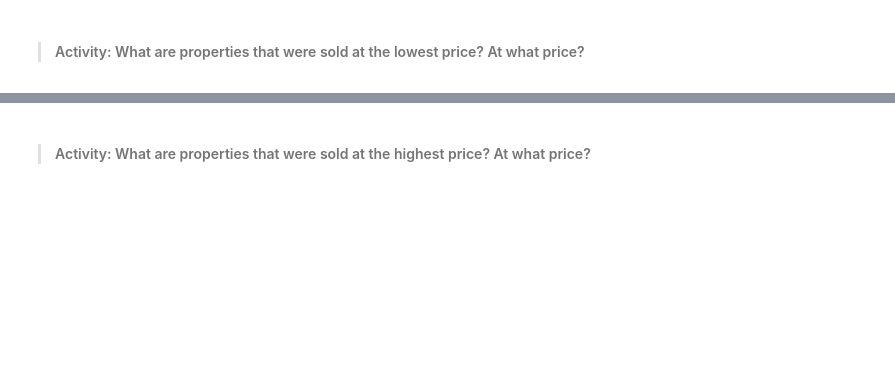
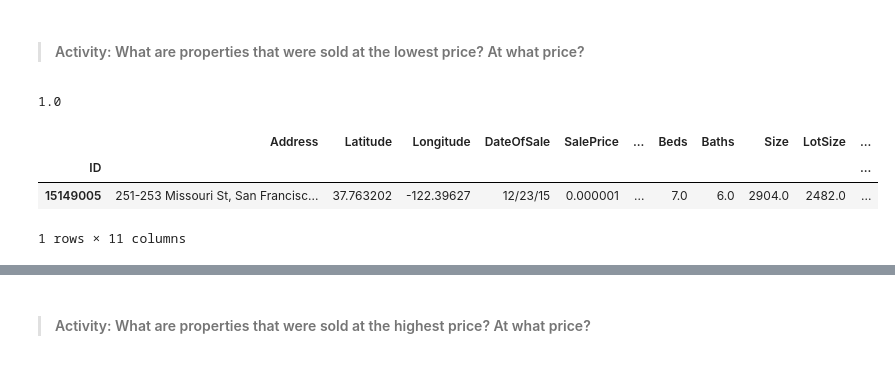
Before and after one commit to sthakuri/DS-SF-36, a Jupyter notebook: classes/05/notebooks/codealong-05-exploratory-data-analysis-starter-code.ipynb, the cells around one changed output, grey strips where cells are left out. Drawn from its saved outputs; the diff is of its cells as text; code cells hidden in the pictures; blank space fills up the shorter version.

```diff
--- a/classes/05/notebooks/codealong-05-exploratory-data-analysis-starter-code.ipynb
+++ b/classes/05/notebooks/codealong-05-exploratory-data-analysis-starter-code.ipynb
@@ -161,2 +383,13 @@ df.min()
+# %%
+df.SalePrice.min()*1000000
+# %% [output]
+1.0
+# %%
+df[df.SalePrice==df.SalePrice.min()]
+# %% [output]
+|  | Address | Latitude | Longitude | DateOfSale | SalePrice | ... | Beds | Baths | Size | LotSize | ... |
+| ID |  |  |  |  |  |  |  |  |  |  | ... |
+| 15149005 | 251-253 Missouri St, San Francisc... | 37.763202 | -122.39627 | 12/23/15 | 0.000001 | ... | 7.0 | 6.0 | 2904.0 | 2482.0 | ... |
+1 rows × 11 columns
 # %%
 df.max()
```
Also changed, not shown: parts of 76 cells of this notebook, 7 other files.
